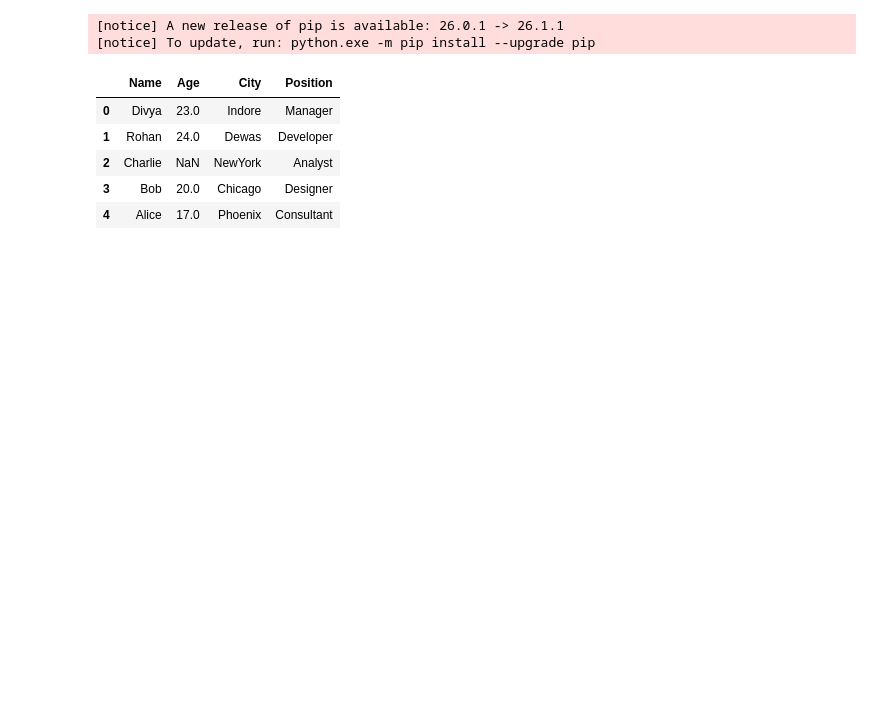
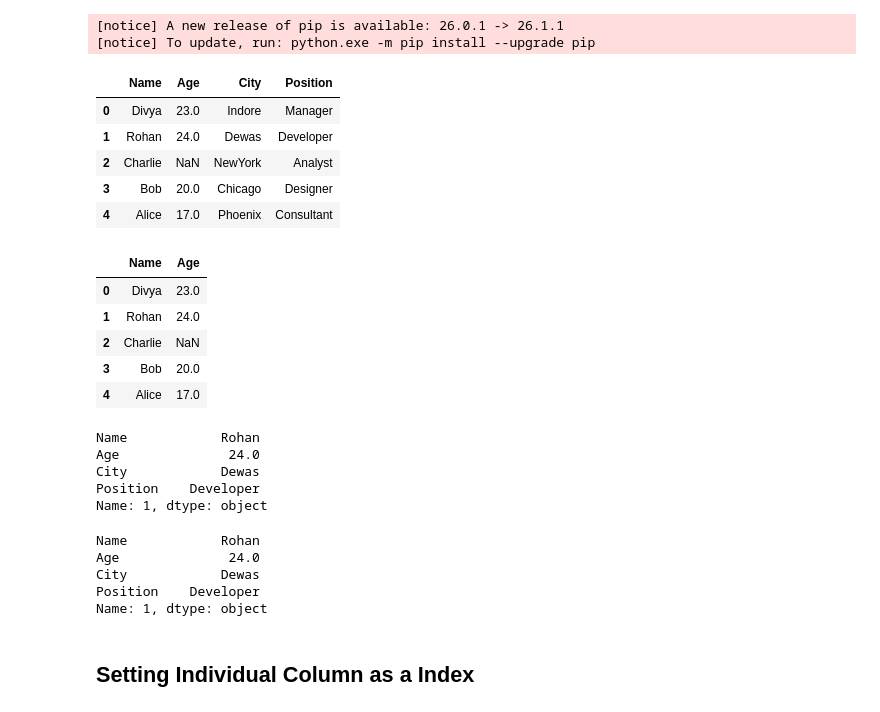
Before and after one commit to Divya23-jpg/Data-Engineering-Course, a Jupyter notebook: Python/Lecture 14 Pandas Fundamental and Data Loading/pandas.ipynb, the cells around one changed output. Saved outputs shown, nothing was run; the diff lists cells and outputs as text; code cells hidden in the pictures; blank space fills up the shorter version.

Commit message:
divya

```diff
--- a/Python/Lecture 14 Pandas Fundamental and Data Loading/pandas.ipynb
+++ b/Python/Lecture 14 Pandas Fundamental and Data Loading/pandas.ipynb
@@ -251,3 +259,33 @@ df
 | 2 | Charlie | NaN | NewYork | Analyst |
 | 3 | Bob | 20.0 | Chicago | Designer |
 | 4 | Alice | 17.0 | Phoenix | Consultant |
+# %%
+# Select Particular Multiple Columns
+df[["Name","Age"]]
+# %% [output]
+|  | Name | Age |
+| 0 | Divya | 23.0 |
+| 1 | Rohan | 24.0 |
+| 2 | Charlie | NaN |
+| 3 | Bob | 20.0 |
+| 4 | Alice | 17.0 |
+# %%
+#  Selecting a single row with help of index
+df.loc[1]
+# %% [output]
+Name            Rohan
+Age              24.0
+City            Dewas
+Position    Developer
+Name: 1, dtype: object
+# %%
+#  Selecting a single row With help of position
+df.iloc[1]
+# %% [output]
+Name            Rohan
+Age              24.0
+City            Dewas
+Position    Developer
+Name: 1, dtype: object
+# %% [markdown]
+## Setting Individual Column as a Index
```
Also changed, not shown: parts of 5 cells of this notebook.
